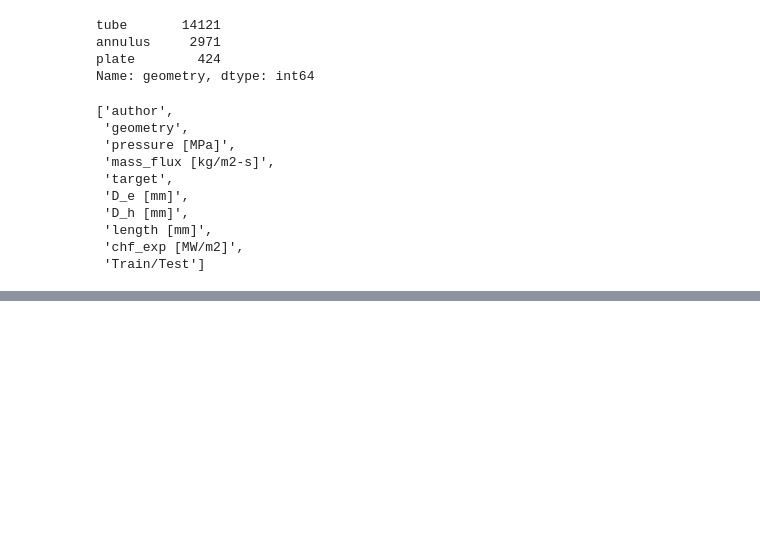
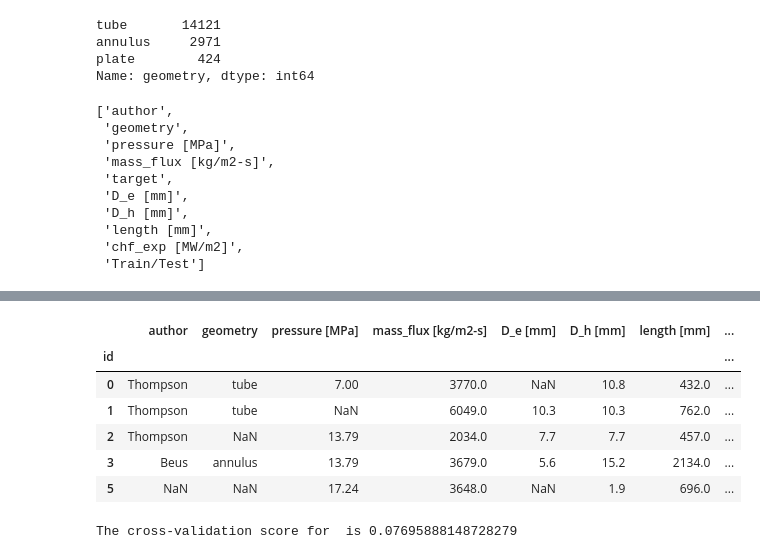
Before and after one commit to SilverSurferClash/ML_Best_Practices, a Jupyter notebook: s13-e15-reg-modelling.ipynb, the cells around one changed output, grey strips where cells are left out. Drawn from its saved outputs; the diff is of its cells as text; code cells hidden in the pictures; blank space fills up the shorter version.

Commit message:
Set up cross-validation pipeline - Working

```diff
--- a/s13-e15-reg-modelling.ipynb
+++ b/s13-e15-reg-modelling.ipynb
@@ -209,0 +324,10 @@ num_features = [
+# %%
+train_X.head()
+# %% [output]
+|  | author | geometry | pressure [MPa] | mass_flux [kg/m2-s] | D_e [mm] | D_h [mm] | length [mm] | ... |
+| id |  |  |  |  |  |  |  | ... |
+| 0 | Thompson | tube | 7.00 | 3770.0 | NaN | 10.8 | 432.0 | ... |
+| 1 | Thompson | tube | NaN | 6049.0 | 10.3 | 10.3 | 762.0 | ... |
+| 2 | Thompson | NaN | 13.79 | 2034.0 | 7.7 | 7.7 | 457.0 | ... |
+| 3 | Beus | annulus | 13.79 | 3679.0 | 5.6 | 15.2 | 2134.0 | ... |
+| 5 | NaN | NaN | 17.24 | 3648.0 | NaN | 1.9 | 696.0 | ... |
@@ -209,0 +367,4 @@ num_features = [
+# %%
+train_predictions, val_predictions, train_score, val_score = cross_val_pipe(model = model)
+# %% [output]
+The cross-validation score for  is 0.07695888148728279
```
Also changed, not shown: parts of 14 cells of this notebook.
